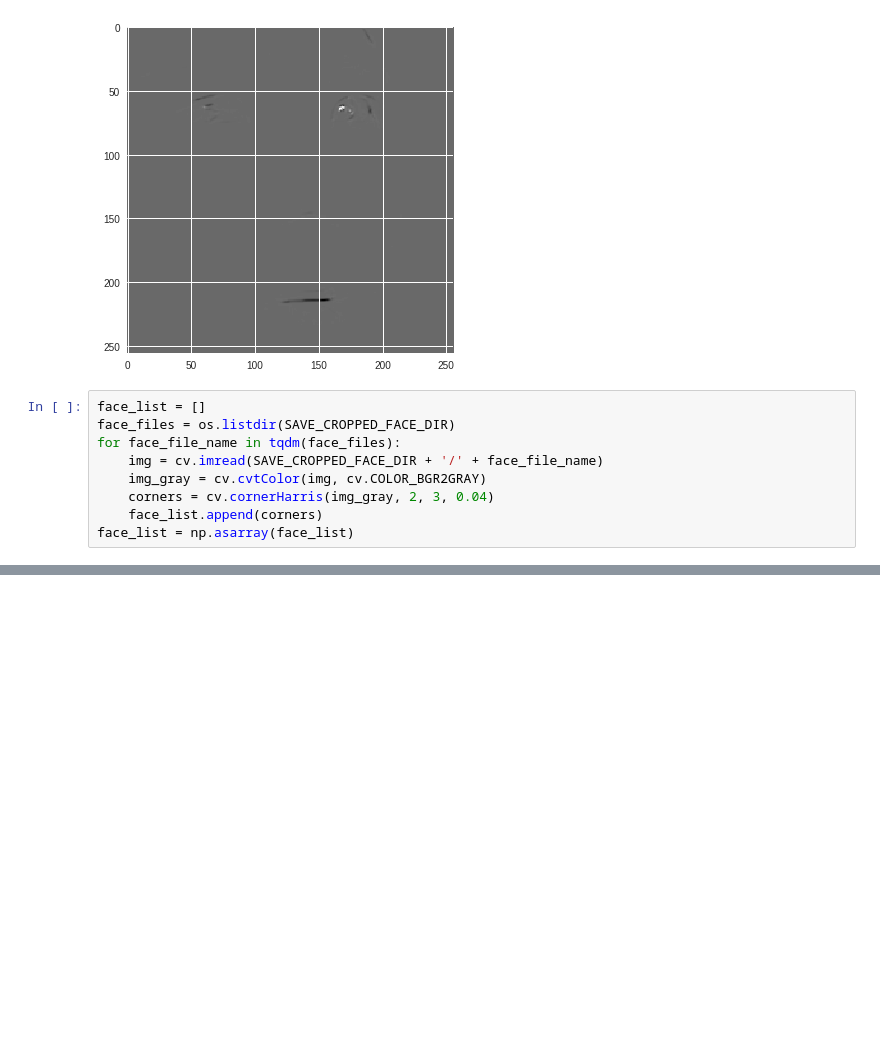
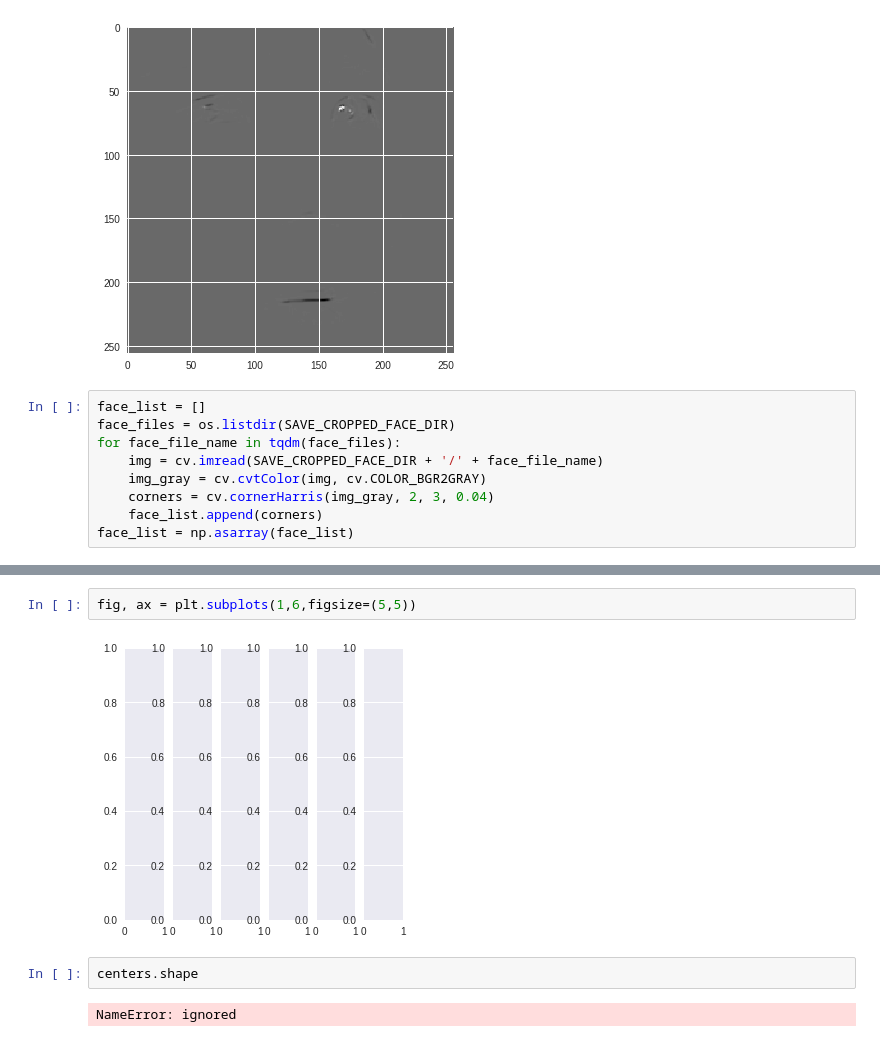
Before and after one commit to HyOsori/FaceClusterer, a Jupyter notebook: doomsheart/FaceClusterer.ipynb, the cells around one changed output, grey strips where cells are left out. Saved outputs shown, nothing was run; the diff lists cells and outputs as text; blank space fills up the shorter version.

```diff
--- a/doomsheart/FaceClusterer.ipynb
+++ b/doomsheart/FaceClusterer.ipynb
@@ -167,0 +259,8 @@ ValueError: ignored
+# %%
+fig, ax = plt.subplots(1,6,figsize=(5,5))
+# %% [output]
+[figure, added]
+# %%
+centers.shape
+# %% [output]
+NameError: ignored
```
Also changed, not shown: parts of 12 cells of this notebook.
